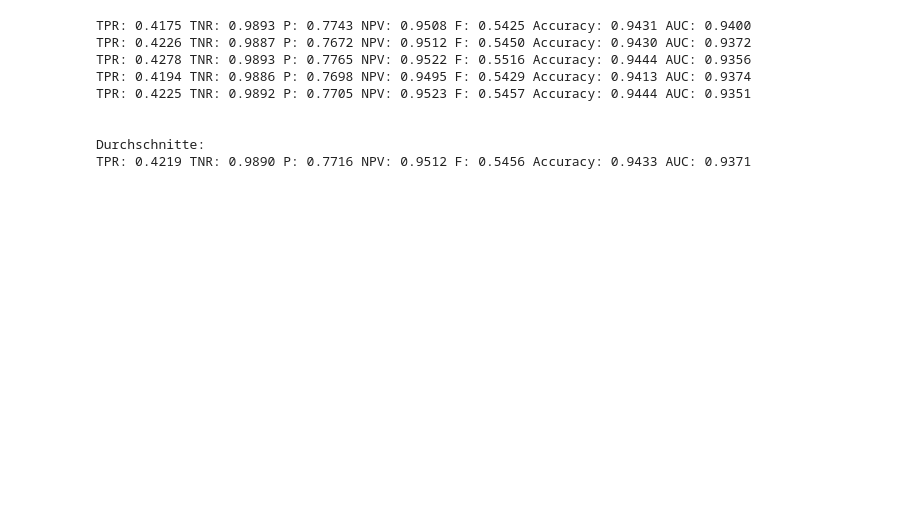
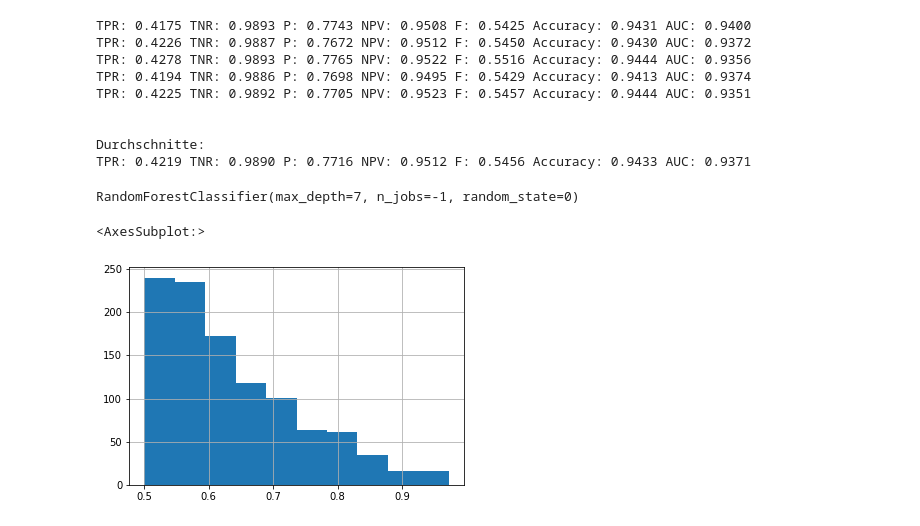
Before and after one commit to robertgraefe/Masterarbeit, a Jupyter notebook: Jupyter Notebook/5. Models/Esembler/3. Random Forest/3.6. Model Random Forest All.ipynb, the cells around one changed output. Cells and saved outputs as stored; diff of their text form; code cells hidden in the pictures; blank space fills up the shorter version.

```diff
--- a/Jupyter Notebook/5. Models/Esembler/3. Random Forest/3.6. Model Random Forest All.ipynb
+++ b/Jupyter Notebook/5. Models/Esembler/3. Random Forest/3.6. Model Random Forest All.ipynb
@@ -399,0 +405,16 @@ TPR: 0.4219 TNR: 0.9890 P: 0.7716 NPV: 0.9512 F: 0.5456 Accuracy: 0.9433 AUC: 0.
+# %%
+x_train, x_test, y_train, y_test = train_test_split(x, y, test_size=0.33, random_state=0)
+# %%
+model.fit(x_train, y_train)
+# %% [output]
+RandomForestClassifier(max_depth=7, n_jobs=-1, random_state=0)
+# %%
+df = pd.DataFrame({"actual":y_test, "predicted": model.predict_proba(x_test)[:,1]})
+# %%
+defaults = df[df["predicted"] > 0.5]
+paybacks = df[df["predicted"] < 0.5]
+# %%
+defaults[defaults["actual"] == 0]["predicted"].hist()
+# %% [output]
+<AxesSubplot:>
+[figure, added]
```
Also changed, not shown: parts of 3 cells of this notebook, 10 other files.
